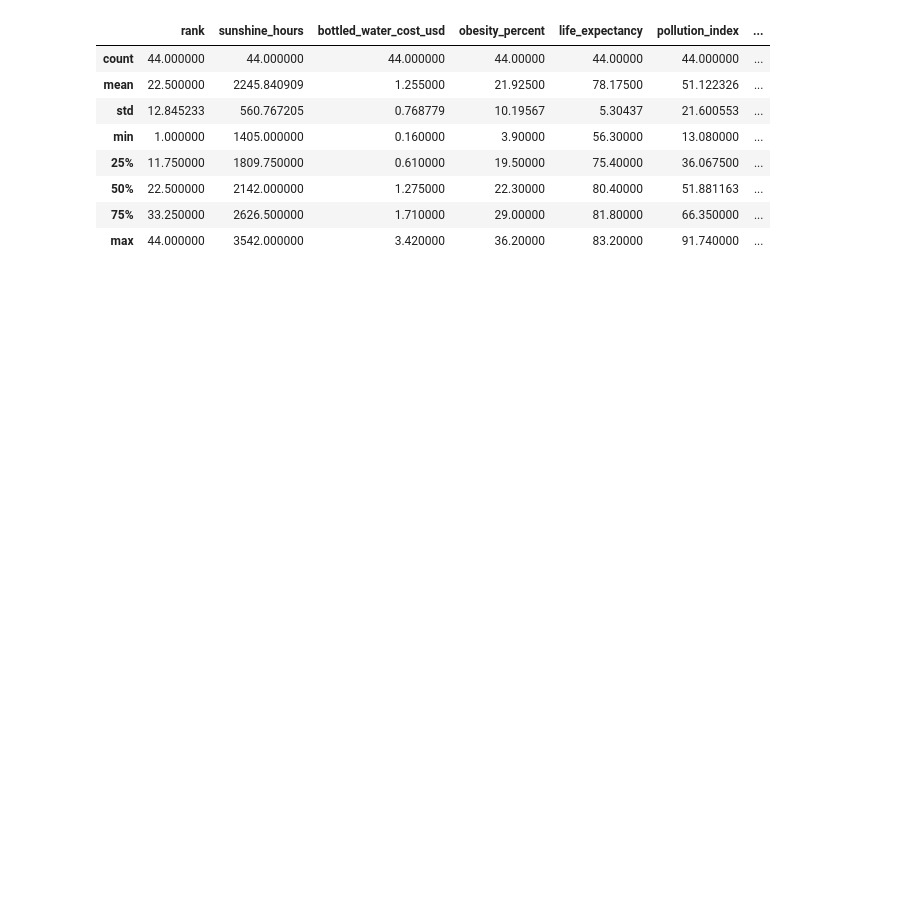
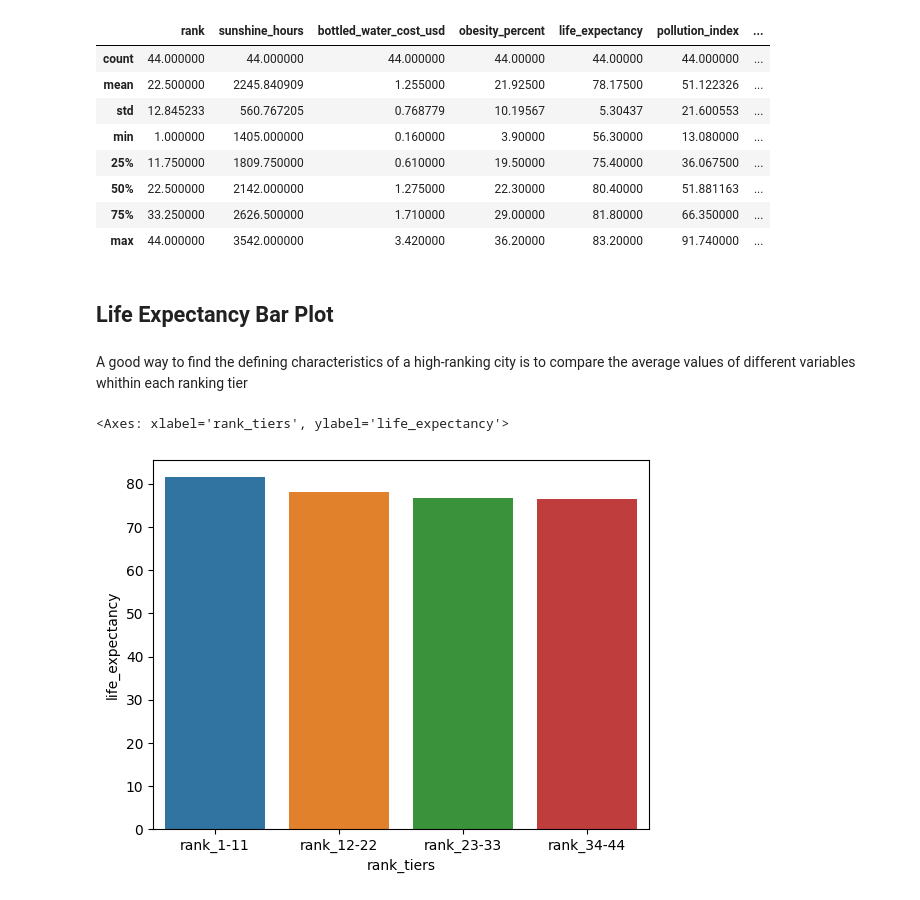
Before and after one commit to josh2894/Josh-Guo-Data-Science, a Jupyter notebook: DS Practice/HealthyLifestyle.ipynb, the cells around one changed output. Drawn from its saved outputs; the diff is of its cells as text; code cells hidden in the pictures; blank space fills up the shorter version.

Commit message:
1st Data Science Notebook

```diff
--- a/DS Practice/HealthyLifestyle.ipynb
+++ b/DS Practice/HealthyLifestyle.ipynb
@@ -132,3 +137,7 @@ df.rename(columns = {"bottled_water_cost" : "bottled_water_cost_usd", "gym_cost"
+# %%
+ranking_tiers = np.linspace(0, 44, 5)
+tiers_names = ["rank_1-11", "rank_12-22", "rank_23-33", "rank_34-44"]
+df["rank_tiers"] = pd.cut(df["rank"], ranking_tiers, labels=tiers_names, include_lowest=True)
 # %% [markdown]
 ## Dataset After Cleaning
 # %% [markdown]
@@ -200,3 +210,12 @@ df.describe()
 | 50% | 22.500000 | 2142.000000 | 1.275000 | 22.30000 | 80.40000 | 51.881163 | ... |
 | 75% | 33.250000 | 2626.500000 | 1.710000 | 29.00000 | 81.80000 | 66.350000 | ... |
 | max | 44.000000 | 3542.000000 | 3.420000 | 36.20000 | 83.20000 | 91.740000 | ... |
+# %% [markdown]
+## Life Expectancy Bar Plot
+# %% [markdown]
+A good way to find the defining characteristics of a high-ranking city is to compare the average values of different variables whithin each ranking tier
+# %%
+sns.barplot(data=df, x=df["rank_tiers"], y=df["life_expectancy"], errorbar=None)
+# %% [output]
+<Axes: xlabel='rank_tiers', ylabel='life_expectancy'>
+[figure, added]
```
Also changed, not shown: parts of 30 cells of this notebook.
